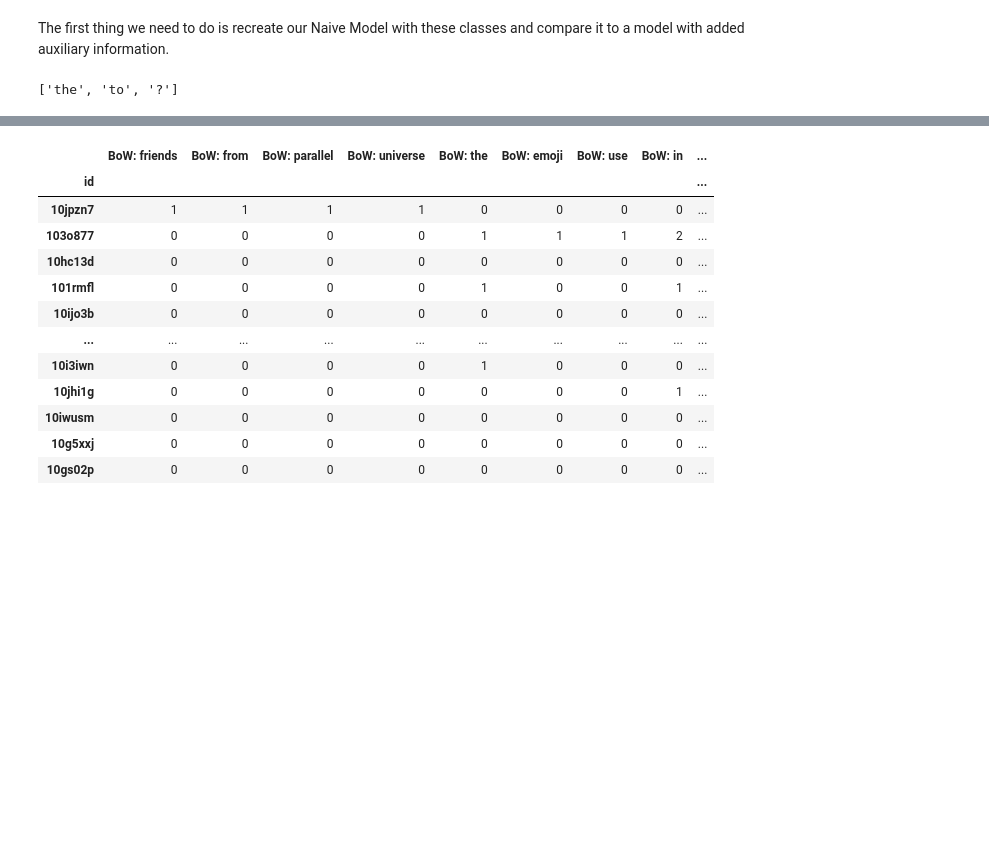
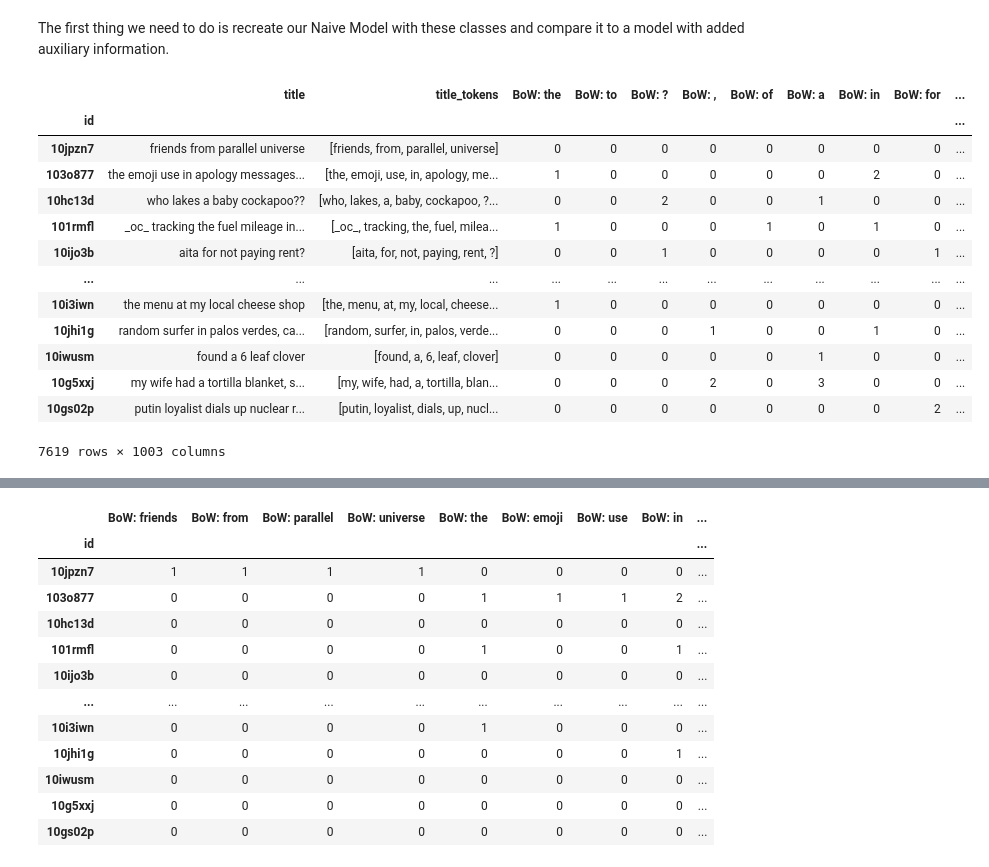
Before and after one commit to rainonej/Reddit-Projects, a Jupyter notebook: Subreddit Prediction Presentation.ipynb, the cells around one changed output, grey strips where cells are left out. Saved outputs shown, nothing was run; the diff lists cells and outputs as text; code cells hidden in the pictures; blank space fills up the shorter version.

Commit message:
Got the generalized BoW embedding function

```diff
--- a/Subreddit Prediction Presentation.ipynb
+++ b/Subreddit Prediction Presentation.ipynb
@@ -548,9 +548,51 @@ def get_vocab(corpus, tokenizer=nltk.word_tokenize, num_words=False, min_frequen
     vocab = [word for word, freq in freq_dist.items() if freq >= min_frequency]
     if num_words:
         vocab = sorted(vocab, key=lambda x: freq_dist[x], reverse=True)
-        vocab = vocab[:num_words]
+        vocab = vocab[:min(num_words,len(vocab))]
     return vocab
 
-get_vocab(obj.X_train, num_words=10, min_frequency=2000)
+def count_not_in_list2(list1, list2):
+    count = 0
+    for item in list1:
+        if item not in list2:
+            count +=1
+    return count
+
+def _BoW_embed(titles, vocab, tokenizer=nltk.word_tokenize):
+    """
+    :param titles: A Pandas Series of titles to embed
+    :param vocab: A List of all the words in the vocab
+    :return:
+    """
+    df = pd.DataFrame(titles)
+    df['title_tokens'] = df['title'].apply(tokenizer)
+    new_cols = {'BoW: '+ word: df['title_tokens'].apply(lambda x: Counter(x)[word]) for word in vocab}
+    new_cols['Not in BoW'] =  df['title_tokens'].apply(lambda lis: count_not_in_list2(lis, vocab))
+    new_df = pd.concat([df, pd.DataFrame(new_cols)], axis=1)
+
+    return new_df
+
+
+#temp_vocab = get_vocab(obj.X_train)
+#_BoW_embed(obj.X_train, temp_vocab)
-# %% [output]
-['the', 'to', '?']
+# %%
+temp_titles = clean_data(obj.X_train)
+temp_vocab = get_vocab(temp_titles, num_words=1000)
+# %%
+temp_embedding = _BoW_embed(temp_titles, temp_vocab)
+temp_embedding
+# %% [output]
+|  | title | title_tokens | BoW: the | BoW: to | BoW: ? | BoW: , | BoW: of | BoW: a | BoW: in | BoW: for | ... |
+| id |  |  |  |  |  |  |  |  |  |  | ... |
+| 10jpzn7 | friends from parallel universe | [friends, from, parallel, universe] | 0 | 0 | 0 | 0 | 0 | 0 | 0 | 0 | ... |
+| 103o877 | the emoji use in apology messages... | [the, emoji, use, in, apology, me... | 1 | 0 | 0 | 0 | 0 | 0 | 2 | 0 | ... |
+| 10hc13d | who lakes a baby cockapoo?? | [who, lakes, a, baby, cockapoo, ?... | 0 | 0 | 2 | 0 | 0 | 1 | 0 | 0 | ... |
+| 101rmfl | _oc_ tracking the fuel mileage in... | [_oc_, tracking, the, fuel, milea... | 1 | 0 | 0 | 0 | 1 | 0 | 1 | 0 | ... |
+| 10ijo3b | aita for not paying rent? | [aita, for, not, paying, rent, ?] | 0 | 0 | 1 | 0 | 0 | 0 | 0 | 1 | ... |
+| ... | ... | ... | ... | ... | ... | ... | ... | ... | ... | ... | ... |
+| 10i3iwn | the menu at my local cheese shop | [the, menu, at, my, local, cheese... | 1 | 0 | 0 | 0 | 0 | 0 | 0 | 0 | ... |
+| 10jhi1g | random surfer in palos verdes, ca... | [random, surfer, in, palos, verde... | 0 | 0 | 0 | 1 | 0 | 0 | 1 | 0 | ... |
+| 10iwusm | found a 6 leaf clover | [found, a, 6, leaf, clover] | 0 | 0 | 0 | 0 | 0 | 1 | 0 | 0 | ... |
+| 10g5xxj | my wife had a tortilla blanket, s... | [my, wife, had, a, tortilla, blan... | 0 | 0 | 0 | 2 | 0 | 3 | 0 | 0 | ... |
+| 10gs02p | putin loyalist dials up nuclear r... | [putin, loyalist, dials, up, nucl... | 0 | 0 | 0 | 0 | 0 | 0 | 0 | 2 | ... |
+7619 rows × 1003 columns
```
Also changed, not shown: parts of 2 cells of this notebook.
